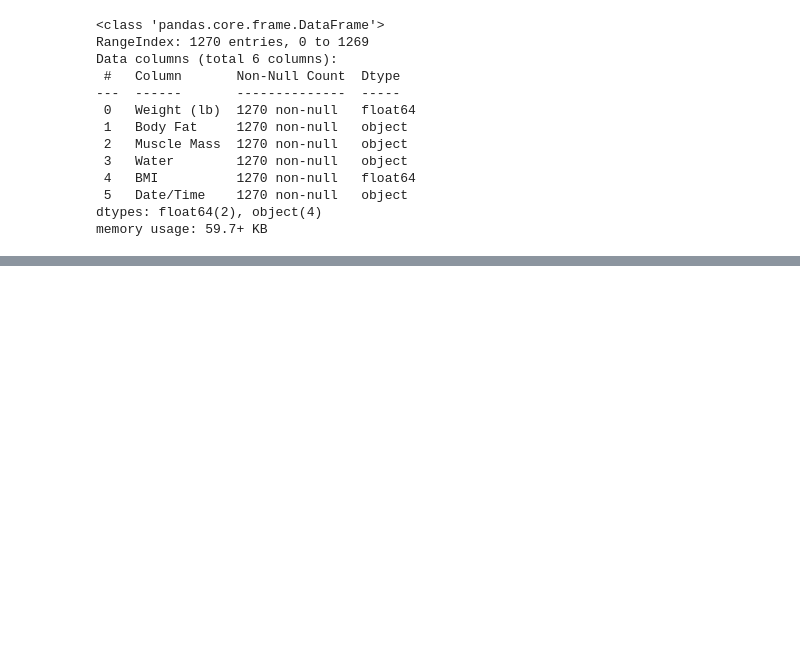
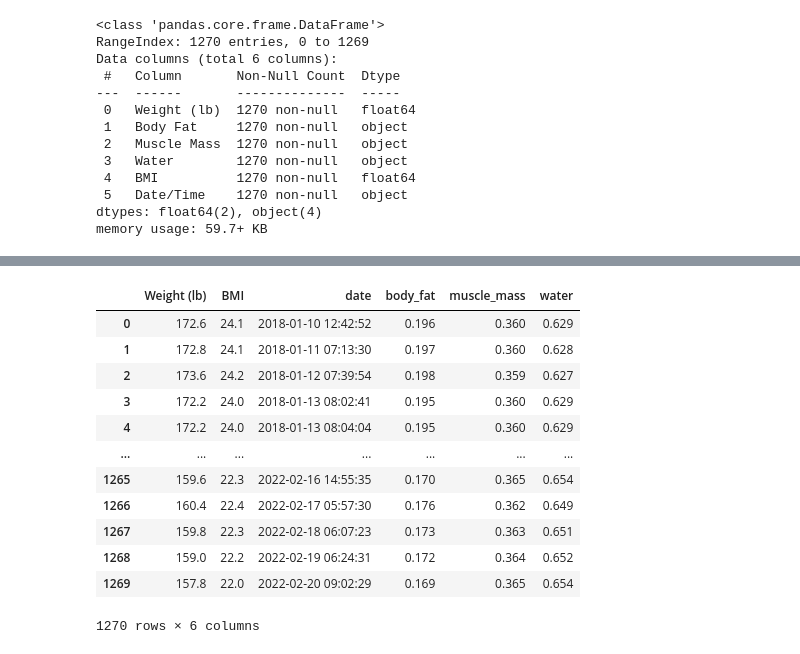
Before and after one commit to luiscberrocal/ml_hands_on, a Jupyter notebook: notebooks/100_me_in_numbers.ipynb, the cells around one changed output, grey strips where cells are left out. Drawn from its saved outputs; the diff is of its cells as text; code cells hidden in the pictures; blank space fills up the shorter version.

```diff
--- a/notebooks/100_me_in_numbers.ipynb
+++ b/notebooks/100_me_in_numbers.ipynb
@@ -52,0 +77,16 @@ Start: Apr 01 2018 09:53:43 AM End: Sep 30 2021 06:30:50 AM
+# %%
+df.drop(['Body Fat', 'Muscle Mass', 'Water', 'Date/Time'], axis=1)
+# %% [output]
+|  | Weight (lb) | BMI | date | body_fat | muscle_mass | water |
+| 0 | 172.6 | 24.1 | 2018-01-10 12:42:52 | 0.196 | 0.360 | 0.629 |
+| 1 | 172.8 | 24.1 | 2018-01-11 07:13:30 | 0.197 | 0.360 | 0.628 |
+| 2 | 173.6 | 24.2 | 2018-01-12 07:39:54 | 0.198 | 0.359 | 0.627 |
+| 3 | 172.2 | 24.0 | 2018-01-13 08:02:41 | 0.195 | 0.360 | 0.629 |
+| 4 | 172.2 | 24.0 | 2018-01-13 08:04:04 | 0.195 | 0.360 | 0.629 |
+| ... | ... | ... | ... | ... | ... | ... |
+| 1265 | 159.6 | 22.3 | 2022-02-16 14:55:35 | 0.170 | 0.365 | 0.654 |
+| 1266 | 160.4 | 22.4 | 2022-02-17 05:57:30 | 0.176 | 0.362 | 0.649 |
+| 1267 | 159.8 | 22.3 | 2022-02-18 06:07:23 | 0.173 | 0.363 | 0.651 |
+| 1268 | 159.0 | 22.2 | 2022-02-19 06:24:31 | 0.172 | 0.364 | 0.652 |
+| 1269 | 157.8 | 22.0 | 2022-02-20 09:02:29 | 0.169 | 0.365 | 0.654 |
+1270 rows × 6 columns
```
Also changed, not shown: parts of 10 cells of this notebook, 1 other file.
